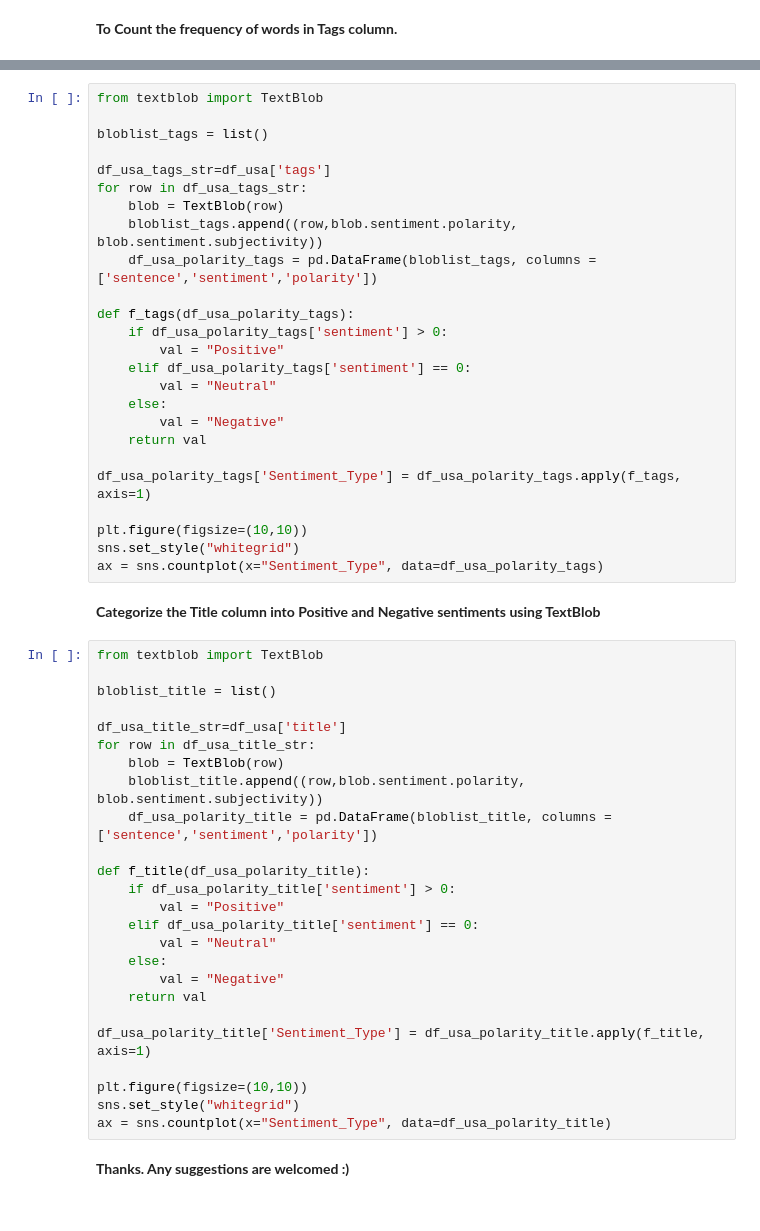
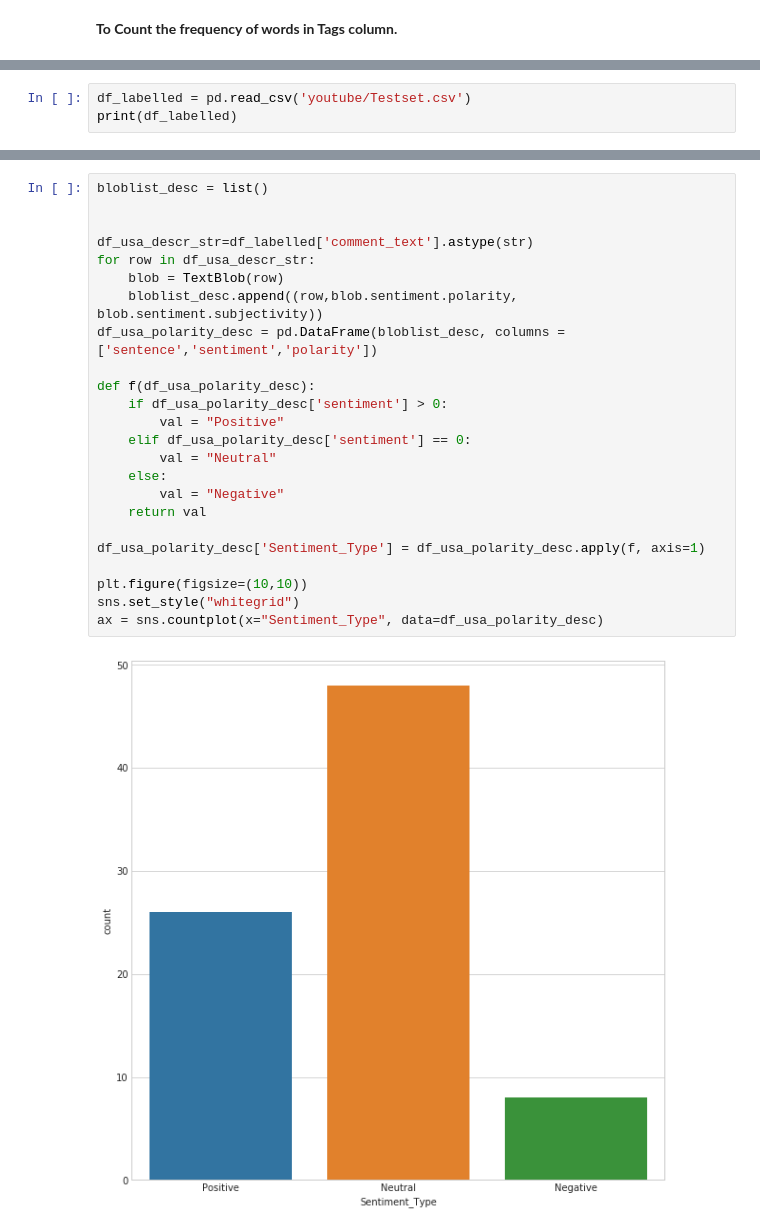
Before and after one commit to Denpeer/sentiment, a Jupyter notebook: notebook.ipynb, the cells around one changed output, grey strips where cells are left out. Saved outputs shown, nothing was run; the diff lists cells and outputs as text.

```diff
--- a/notebook.ipynb
+++ b/notebook.ipynb
@@ -261,0 +155,3 @@ ax = sns.countplot(x="Sentiment_Type", data=df_usa_polarity_desc)
+# %%
+df_labelled = pd.read_csv('youtube/Testset.csv')
+print(df_labelled)
@@ -262,54 +176,26 @@ ax = sns.countplot(x="Sentiment_Type", data=df_usa_polarity_desc)
 # %%
-from textblob import TextBlob
+bloblist_desc = list()
 
-bloblist_tags = list()
 
-df_usa_tags_str=df_usa['tags']
-for row in df_usa_tags_str:
+df_usa_descr_str=df_labelled['comment_text'].astype(str)
+for row in df_usa_descr_str:
     blob = TextBlob(row)
-    bloblist_tags.append((row,blob.sentiment.polarity, blob.sentiment.subjectivity))
-    df_usa_polarity_tags = pd.DataFrame(bloblist_tags, columns = ['sentence','sentiment','polarity'])
+    bloblist_desc.append((row,blob.sentiment.polarity, blob.sentiment.subjectivity))
+df_usa_polarity_desc = pd.DataFrame(bloblist_desc, columns = ['sentence','sentiment','polarity'])
 
-def f_tags(df_usa_polarity_tags):
-    if df_usa_polarity_tags['sentiment'] > 0:
+def f(df_usa_polarity_desc):
+    if df_usa_polarity_desc['sentiment'] > 0:
         val = "Positive"
-    elif df_usa_polarity_tags['sentiment'] == 0:
+    elif df_usa_polarity_desc['sentiment'] == 0:
         val = "Neutral"
     else:
         val = "Negative"
     return val
 
-df_usa_polarity_tags['Sentiment_Type'] = df_usa_polarity_tags.apply(f_tags, axis=1)
+df_usa_polarity_desc['Sentiment_Type'] = df_usa_polarity_desc.apply(f, axis=1)
 
 plt.figure(figsize=(10,10))
 sns.set_style("whitegrid")
-ax = sns.countplot(x="Sentiment_Type", data=df_usa_polarity_tags)
+ax = sns.countplot(x="Sentiment_Type", data=df_usa_polarity_desc)
+# %% [output]
+[figure, added]
-# %% [markdown]
-**Categorize the Title column into Positive and Negative sentiments using TextBlob**
-# %%
-from textblob import TextBlob
-
-bloblist_title = list()
-
-df_usa_title_str=df_usa['title']
-for row in df_usa_title_str:
-    blob = TextBlob(row)
-    bloblist_title.append((row,blob.sentiment.polarity, blob.sentiment.subjectivity))
-    df_usa_polarity_title = pd.DataFrame(bloblist_title, columns = ['sentence','sentiment','polarity'])
-
-def f_title(df_usa_polarity_title):
-    if df_usa_polarity_title['sentiment'] > 0:
-        val = "Positive"
-    elif df_usa_polarity_title['sentiment'] == 0:
-        val = "Neutral"
-    else:
-        val = "Negative"
-    return val
-
-df_usa_polarity_title['Sentiment_Type'] = df_usa_polarity_title.apply(f_title, axis=1)
-
-plt.figure(figsize=(10,10))
-sns.set_style("whitegrid")
-ax = sns.countplot(x="Sentiment_Type", data=df_usa_polarity_title)
-# %% [markdown]
-**Thanks. Any suggestions are welcomed :)**
```
Also changed, not shown: parts of 16 cells of this notebook, 2 other files.
